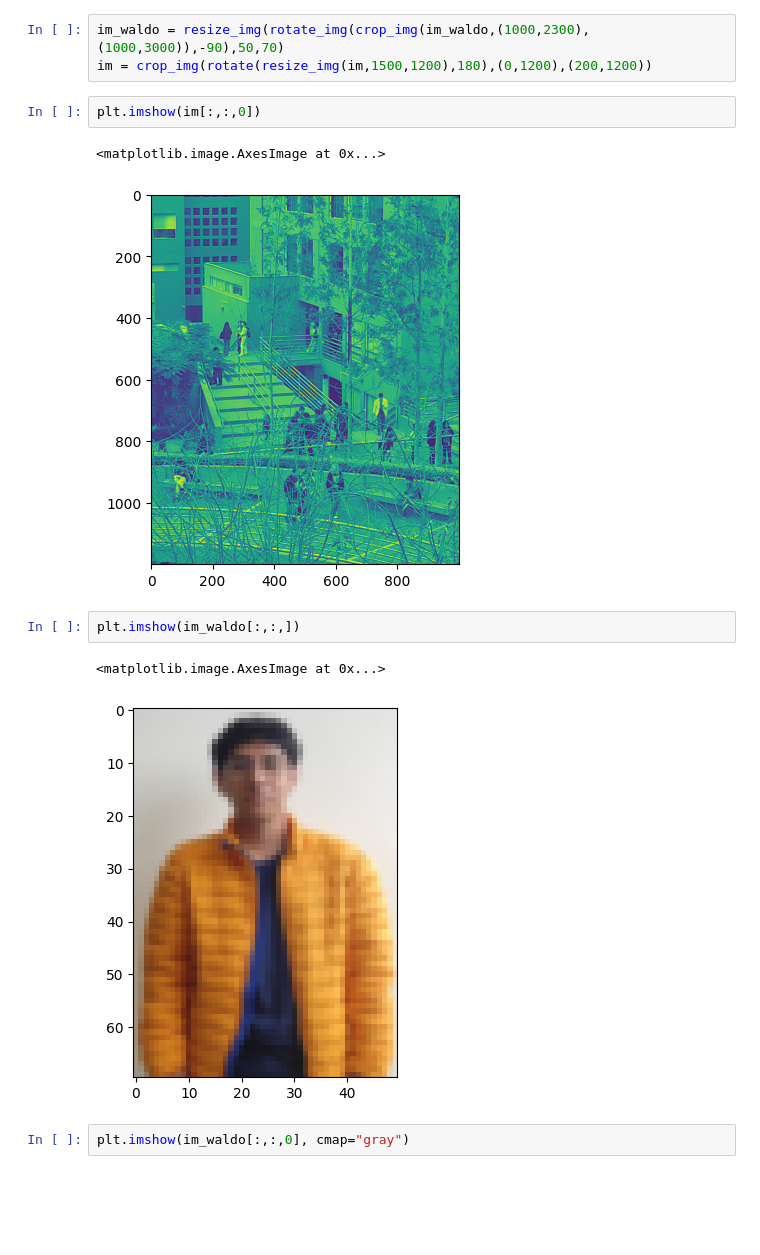
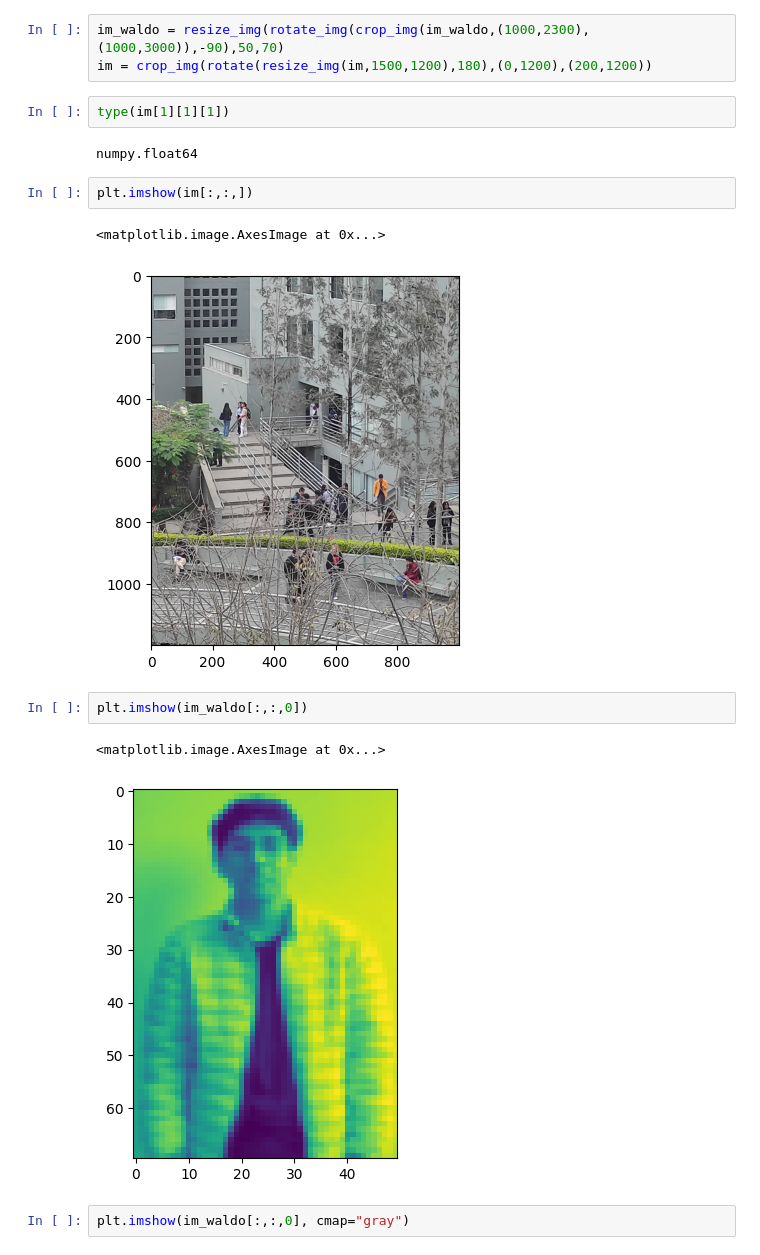
Before and after one commit to LuisFelipePoma/Image_Processing, a Jupyter notebook: src/5_Filters/FindWaldo.ipynb, the cells around one changed output. Cells and saved outputs as stored; diff of their text form; blank space fills up the shorter version.

```diff
--- a/src/5_Filters/FindWaldo.ipynb
+++ b/src/5_Filters/FindWaldo.ipynb
@@ -25,16 +29,20 @@ def rotate_img(img,angle = 45):
 # %%
 im_waldo = resize_img(rotate_img(crop_img(im_waldo,(1000,2300),(1000,3000)),-90),50,70)
 im = crop_img(rotate(resize_img(im,1500,1200),180),(0,1200),(200,1200))
+# %%
+type(im[1][1][1])
+# %% [output]
+numpy.float64
 # %%
-plt.imshow(im[:,:,0])
+plt.imshow(im[:,:,])
 # %% [output]
 <matplotlib.image.AxesImage at 0x...>
-[figure, old version]
+[figure, new version]
 # %%
-plt.imshow(im_waldo[:,:,])
+plt.imshow(im_waldo[:,:,0])
 # %% [output]
 <matplotlib.image.AxesImage at 0x...>
-[figure, old version]
+[figure, new version]
 # %%
 plt.imshow(im_waldo[:,:,0], cmap="gray")
 # %% [output]
```
Also changed, not shown: parts of 1 cell of this notebook, 1 other file.
